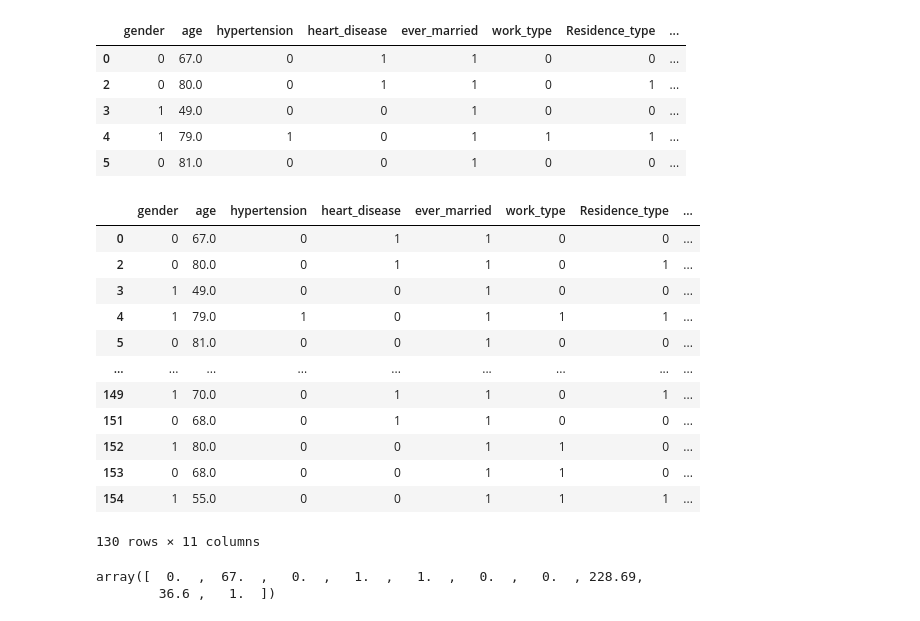
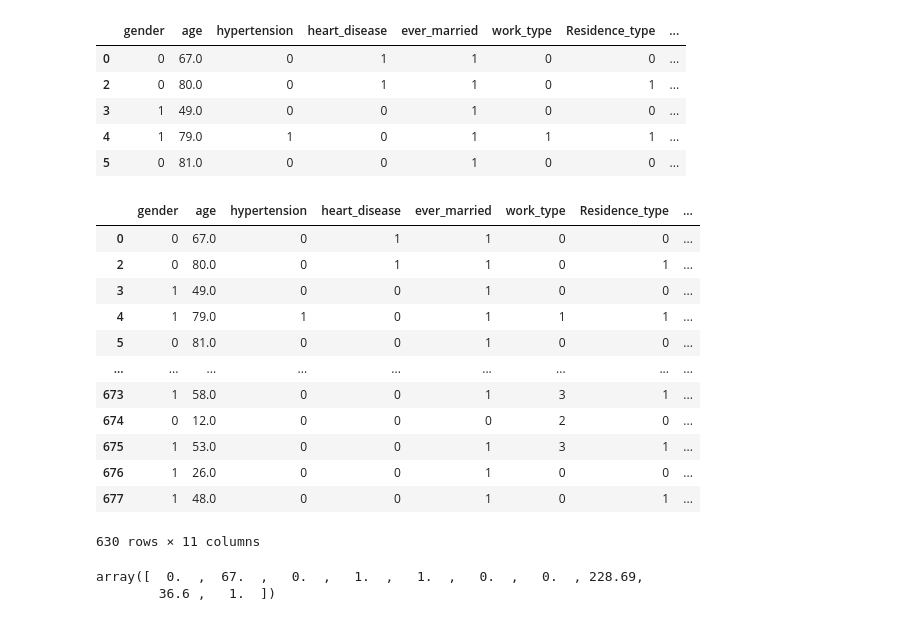
Before and after one commit to thomasipe/FinalProject, a Jupyter notebook: stroke_machine_learning.ipynb, the cells around one changed output. Saved outputs shown, nothing was run; the diff lists cells and outputs as text; code cells hidden in the pictures.

```diff
--- a/stroke_machine_learning.ipynb
+++ b/stroke_machine_learning.ipynb
@@ -84,30 +84,30 @@ stroke_df.head()
 # %%
 dummies_stroke_df = pd.get_dummies(stroke_df)
 dummies_stroke_df.rename(columns={"gender_Female":"female","gender_Male":"male",
                                   "ever_married_No":"unmarried","ever_married_Yes":"married",
                                  "Residence_type_Urban":"Urban", "Residence_type_Rural":"Rural",
                                  "smoking_status_smokes": "smokes", "smoking_status_never smoked": "never_smoked",
                                   "smoking_status_formerly smoked": "formerly smoked",
                                   "smoking_status_Unknown": "unknown_smoker",
                                   "work_type_Private" : "private_worker", "work_type_Self-employed" : "self_employed",
                                   "work_type_children" : "child_non_worker", "work_type_Govt_job" : "govt_job",
                                   "work_type_Never_worked" : "never_worked"
                                  }, inplace =True)
-dummies_stroke_df.head(130)
+dummies_stroke_df.head(630)
 # %% [output]
 |  | gender | age | hypertension | heart_disease | ever_married | work_type | Residence_type | ... |
 | 0 | 0 | 67.0 | 0 | 1 | 1 | 0 | 0 | ... |
 | 2 | 0 | 80.0 | 0 | 1 | 1 | 0 | 1 | ... |
 | 3 | 1 | 49.0 | 0 | 0 | 1 | 0 | 0 | ... |
 | 4 | 1 | 79.0 | 1 | 0 | 1 | 1 | 1 | ... |
 | 5 | 0 | 81.0 | 0 | 0 | 1 | 0 | 0 | ... |
 | ... | ... | ... | ... | ... | ... | ... | ... | ... |
-| 149 | 1 | 70.0 | 0 | 1 | 1 | 0 | 1 | ... |
-| 151 | 0 | 68.0 | 0 | 1 | 1 | 0 | 0 | ... |
-| 152 | 1 | 80.0 | 0 | 0 | 1 | 1 | 0 | ... |
-| 153 | 0 | 68.0 | 0 | 0 | 1 | 1 | 0 | ... |
-| 154 | 1 | 55.0 | 0 | 0 | 1 | 1 | 1 | ... |
+| 673 | 1 | 58.0 | 0 | 0 | 1 | 3 | 1 | ... |
+| 674 | 0 | 12.0 | 0 | 0 | 0 | 2 | 0 | ... |
+| 675 | 1 | 53.0 | 0 | 0 | 1 | 3 | 1 | ... |
+| 676 | 1 | 26.0 | 0 | 0 | 1 | 0 | 0 | ... |
+| 677 | 1 | 48.0 | 0 | 0 | 1 | 0 | 1 | ... |
-130 rows × 11 columns
+630 rows × 11 columns
 # %%
 data = stroke_df.values
 
```
Also changed, not shown: 21 other files.
